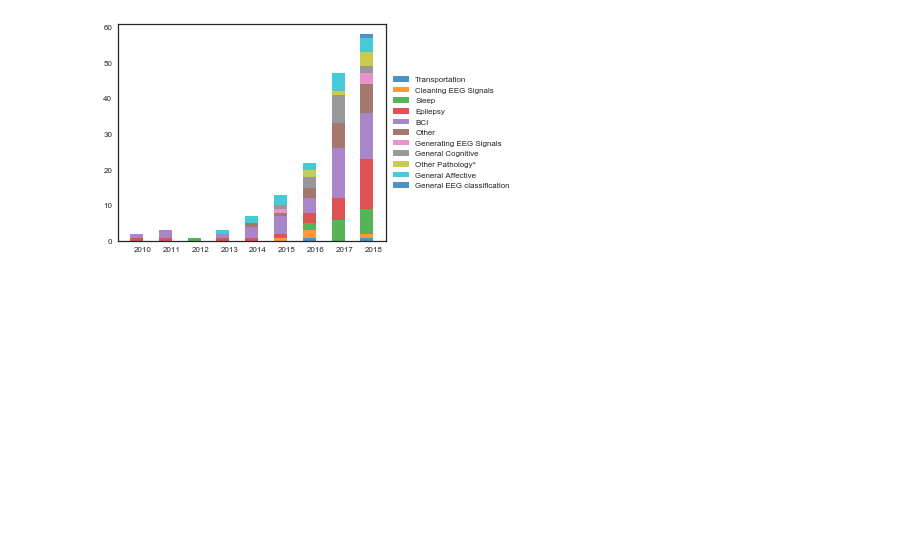
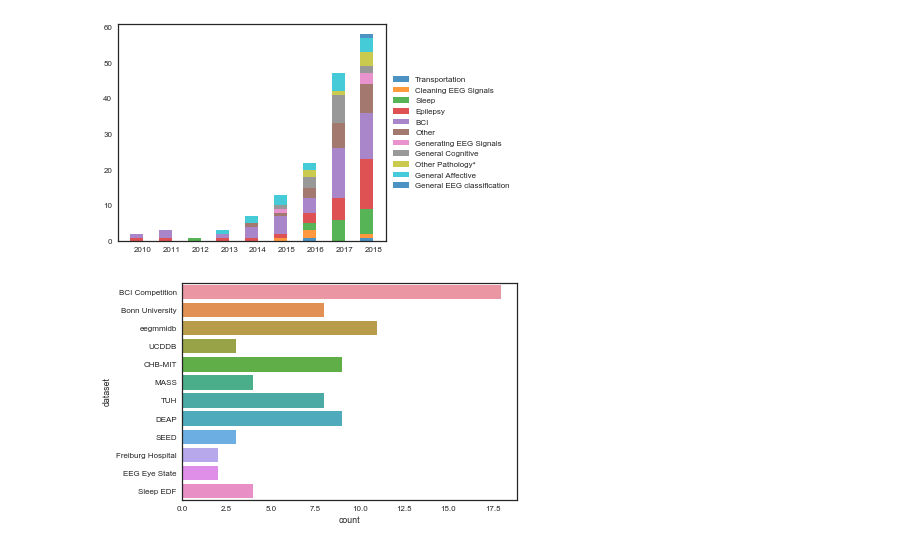
Before and after one commit to hubertjb/dl-eeg-review, a Jupyter notebook: sandbox.ipynb, the cells around one changed output. Cells and saved outputs as stored; diff of their text form; code cells hidden in the pictures; blank space fills up the shorter version.

Commit message:
Added datasets barplot code.

```diff
--- a/sandbox.ipynb
+++ b/sandbox.ipynb
@@ -303,3 +303,37 @@ plt.show()
  'Generating EEG Signals' 'General Cognitive' 'Other Pathology*'
  'General Affective' 'General EEG classification']
 [figure]
+# %%
+import collections
+
+def remove_me(ds, item_name):
+    ds2 = [y for y in ds if y != item_name]
+    return ds2
+
+datasets = df['Dataset name']
+datasets_full = [dsname.split(";\n") for dsname in datasets]
+datasets_ffull = [item for sublist in datasets_full for item in sublist]
+
+# Combining Datasets
+combine_ds = ["BCI Competition", "TUH"]
+for c in combine_ds:
+    for n, i in enumerate(datasets_ffull):
+        if c in i:
+            datasets_ffull[n] = c
+
+# Removing Datasets
+a = remove_me(datasets_ffull,"Internal Recordings")
+for ds in collections.Counter(a).items():
+    if ds[1] < 2:
+        #print("Removing (<2): " + ds[0])
+        a = remove_me(a, ds[0])
+
+ds_df = (pd.DataFrame.from_dict(collections.Counter(a), orient='index').reset_index()).rename(columns={'index':'dataset', 0:'count'})
+#print(ds_df)
+
+ax = sns.barplot(y='dataset', x='count', data=ds_df)
+
+plt.savefig("./figs/{}.eps".format("Datasets"), bbox_inches='tight', format='eps', dpi=1000) # Needs to be before plt.show()
+plt.show()
+# %% [output]
+[figure, added]
```
